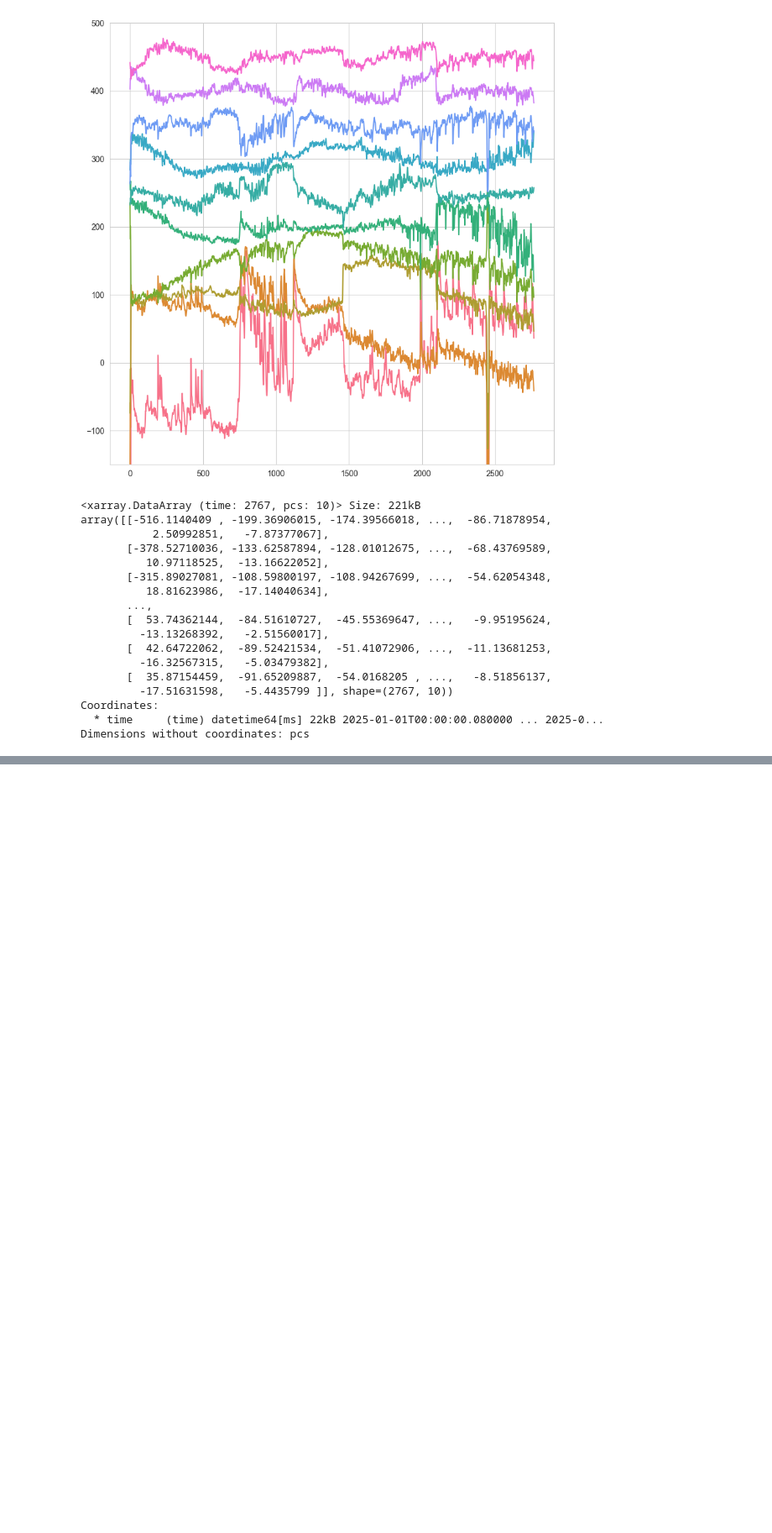
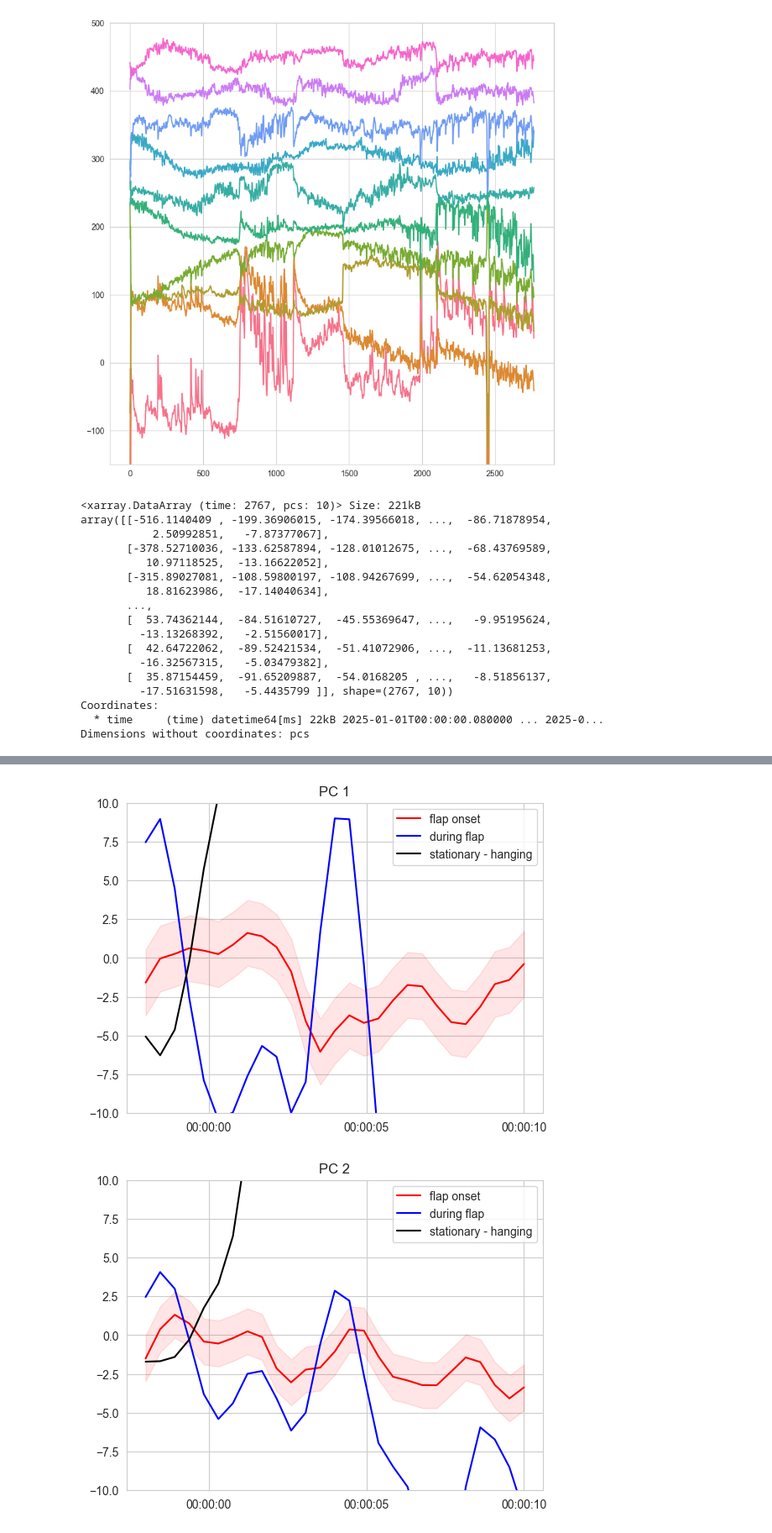
Before and after one commit to ptarabishi/maui_codebook, a Jupyter notebook: notebooks/2026_05_11_epochanalysis.ipynb, the cells around one changed output, grey strips where cells are left out. Shown at 84% size. Saved outputs shown, nothing was run; the diff lists cells and outputs as text; code cells hidden in the pictures; blank space fills up the shorter version.

Commit message:
added calculations for stationary and during locomotion epochs

```diff
--- a/notebooks/2026_05_11_epochanalysis.ipynb
+++ b/notebooks/2026_05_11_epochanalysis.ipynb
@@ -214,13 +222,13 @@ pca_flaps = pca_flaps.squeeze()
 # %%
 # calculate mean and time coordinates
 # FOR WALKING:
-walk_psth = pca_walks.mean(dim='trial')
+walk_psth = pca_walks_onset.mean(dim='trial')
 time = walk_psth.coords['time']
 # reduce dimensions
 walk_psth = walk_psth.squeeze()
 
 # FOR FLAPPING:
-flap_psth = pca_flaps.mean(dim='trial')
+flap_psth = pca_flaps_onset.mean(dim='trial')
 time = flap_psth.coords['time']
 # reduce dimensions
 flap_psth = flap_psth.squeeze()
@@ -234,9 +242,9 @@ ax.vlines(onset, ymin=-10, ymax=10, color='k', label='onset')
 
 for pc in range(walk_psth.shape[1]):
     # calculate mean df/f prelocomotion
-    pre = walk_psth.sel(pos=pc).isel(time=slice(0,6)).mean(dim='time')
+    pre = walk_psth.sel(pcs=pc).isel(time=slice(0,6)).mean(dim='time')
     # subtract baseline from trace
-    normalized_trace = walk_psth.sel(pos=pc) - pre
+    normalized_trace = walk_psth.sel(pcs=pc) - pre
     err = normalized_trace.std(dim='time')
 
     ax.plot(time, normalized_trace, color=color_list[pc], label = f'PC {pc}')
@@ -252,9 +260,9 @@ ax2.vlines(onset, ymin=-10, ymax=10, color='k', label='onset')
 
 for pc in range(flap_psth.shape[1]):
     # calculate mean df/f prelocomotion
-    pre = flap_psth.sel(pos=pc).isel(time=slice(0,6)).mean(dim='time')
+    pre = flap_psth.sel(pcs=pc).isel(time=slice(0,6)).mean(dim='time')
     # subtract baseline from trace
-    normalized_trace = flap_psth.sel(pos=pc) - pre
+    normalized_trace = flap_psth.sel(pcs=pc) - pre
     err = normalized_trace.std(dim='time')
 
     ax2.plot(time, normalized_trace, color=color_list[pc], label = f'PC {pc}')
@@ -263,4 +271,9 @@ for pc in range(flap_psth.shape[1]):
 ax2.set_title('PC calcium response during flapping state')
 # ax2.legend(loc='upper right')
 # fig2.legend(loc='outside upper right')
+
+def subtract_baseline(xarray):
+    # calculate mean at baseline
+    baseline = xarray.sel(dim='pcs').isel(time=slice(0,6)).mean(dim='time')
+    return xarray.sel(dim='pcs') - baseline
 # %% [output]
@@ -269,0 +373,36 @@ Text(0.5, 1.0, 'PC calcium response during flapping state')
+# %%
+# for psth
+flapbout_psth = fb_stacks.mean(dim='trial')
+time = flapbout_psth.coords['time']
+# reduce dimensions
+flapbout_psth = flapbout_psth.squeeze()
+
+for pc in range(flap_psth.shape[1]):
+    fig, ax = plt.subplots()
+    # calculate mean df/f prelocomotion
+    pre = flap_psth.sel(pcs=pc).isel(time=slice(0,6)).mean(dim='time')
+    # subtract baseline from trace
+    normalized_trace = flap_psth.sel(pcs=pc) - pre
+    normalized_trace = normalized_trace[:-1]
+    err = normalized_trace.std(dim='time')
+    ax.plot(time, normalized_trace, color='r', label = f'flap onset')
+
+    pre_bout = flapbout_psth.sel(pcs=pc).isel(time=slice(0,6)).mean(dim='time')
+    normalized_bouts = flapbout_psth.sel(pcs=pc) - pre_bout
+    err_bout = normalized_bouts.std(dim='time')
+    ax.plot(time, normalized_bouts, color='b', label = 'during flap')
+
+    pre_stationary = nonflap_psth.sel(pcs=pc).isel(time=slice(0,6)).mean(dim='time')
+    normalized_nonbouts = nonflap_psth.sel(pcs=pc) - pre_stationary
+    normalized_nonbouts = normalized_nonbouts[:-1]
+    err_bout = normalized_nonbouts.std(dim='time')
+    ax.plot(time, normalized_nonbouts, color='k', label = 'stationary - hanging')
+
+    ax.set_ylim(-10,10)
+    ax.fill_between(time, normalized_trace+err,normalized_trace-err, color='r', alpha=0.1)
+
+    ax.set_title(f'PC {pc+1}')
+    ax.legend()
+# %% [output]
+[figure, added]
+[figure, added]
```
Also changed, not shown: parts of 10 cells of this notebook.
